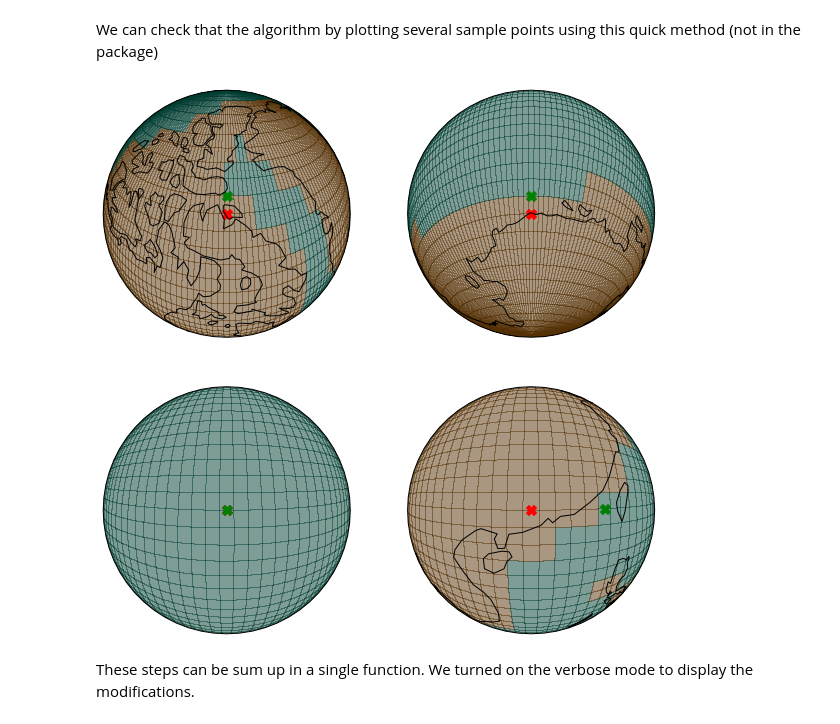
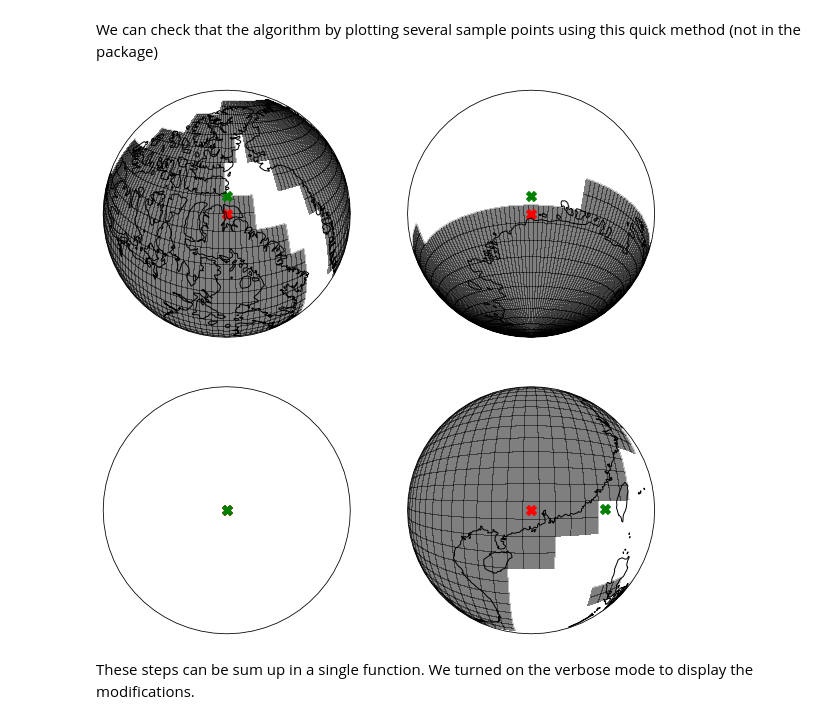
Before and after one commit to Olnavy/mw_protocol, a Jupyter notebook: demo/routing_demo.ipynb, the cells around one changed output. Drawn from its saved outputs; the diff is of its cells as text; code cells hidden in the pictures.

```diff
--- a/demo/routing_demo.ipynb
+++ b/demo/routing_demo.ipynb
@@ -228,6 +251,6 @@ axRouted.add_feature(cartopy.feature.LAND, zorder=0, edgecolor='black')
 # %% [markdown]
 The GLAC1D mask doesn't have the same dimension than the HadCM3 files : one should therefore regrid these files to the HadCM3 dimensions. To see a benchmark of the different available methods check misc_demo. We make sure at the end that the total flux have been conserved. The spreading of the release points results from the interpolation method.
 # %%
-regridder = tb.hadcm3_regridding_method(ds_hice, ds_lsm, reuse_weights=True)
-hadcm3_mask = regridder(routed_mask)
-hadcm3_mask = hadcm3_mask * np.sum(routed_mask) / np.sum(hadcm3_mask)  # to correct the total flux
+regridder = tb.hadcm3_regridding_method(ds_hice, ds_lsm, reuse_weights=False)
+hadcm3_mask = regridder(drained_mask)
+hadcm3_mask = hadcm3_mask * np.sum(drained_mask) / np.sum(hadcm3_mask)  # to correct the total flux
@@ -273,5 +293,23 @@ Text(0.5, 1.0, 'Overlaping points with PI ice shet and 26ka land-sea mask')
 # %% [markdown]
 We can check that the algorithm by plotting several sample points using this quick method (not in the package)
+# %%
+def get_neighbours(radius, mode_lon, mode_shape, i_inc):
+    """
+    Return the (i,j) increment couples corresponding to neighbouring points for a given i_increment.
+    :param radius: Radius or the research zone.
+    :param mode_lon: cf demo.
+    :param mode_shape: cf demo.
+    :param i_inc: i_index.
+    :return: (i,j) of neighbouring points.
+    """
+    if mode_lon == "simple" and mode_shape == "square":
+        return range(-radius, radius + 1)
+    elif mode_lon == "simple" and mode_shape == "cross":
+        return range(-(radius - abs(i_inc)), (radius - abs(i_inc) + 1))
+    elif mode_lon == "double" and mode_shape == "square":
+        return range(-((radius - abs(i_inc)) // 2), (radius - abs(i_inc)) // 2 + 1)
+    else:
+        return range(-((radius - abs(i_inc)) // 2), (radius - abs(i_inc)) // 2 + 1)
 # %%
 # Reprduce the overlaping algorithm but return the indexes
 def sea_neighbours(i, j, mode_lon="double", mode_shape="cross"):
@@ -279,7 +317,7 @@ def sea_neighbours(i, j, mode_lon="double", mode_shape="cross"):
     radius, land_condition, i_sea_points, j_sea_points = 0, True, [], []
     while land_condition:
         for i_2 in range(- radius, radius + 1):
-            for j_2 in routing.get_neighbours(radius, mode_lon, mode_shape, i_2):
+            for j_2 in get_neighbours(radius, mode_lon, mode_shape, i_2):
                 i_test = (i + i_2) % n_i
                 j_test = min(max(j + j_2, 0), n_j - 1)
                 if lsm[j_test, i_test] == 0:
@@ -305,42 +343,45 @@ i_sea_ocn,j_sea_ocn = sea_neighbours(i_ocn, j_ocn)
 i_lnd, j_lnd = 90, 90
 i_sea_lnd,j_sea_lnd = sea_neighbours(i_lnd, j_lnd)
 
 
 figMap = plt.figure(figsize=(10,10))
 
-axEdge = plt.subplot(221, projection=ccrs.NearsidePerspective(central_longitude=lon_lsm[i_edge], central_latitude=lat_lsm[j_edge],
-                                                                 satellite_height=300000))
-axEdge.pcolormesh(lon_lsm_b, lat_lsm_b, lsm, transform=ccrs.PlateCarree(),cmap="BrBG_r", alpha=0.5)
+axEdge = plt.subplot(221, projection=ccrs.NearsidePerspective(central_longitude=lon_lsm[i_edge],
+                                                              central_latitude=lat_lsm[j_edge],
+                                                              satellite_height=300000))
+axEdge.pcolormesh(lon_lsm_b, lat_lsm_b, lsm, transform=ccrs.PlateCarree(),cmap="binary", alpha=0.5)
 axEdge.scatter(lon_lsm[i_edge], lat_lsm[j_edge], transform=ccrs.PlateCarree(), c="red", marker="X", s=100)
 axEdge.scatter(lon_lsm[i_sea_edge] ,lat_lsm[j_sea_edge], transform=ccrs.PlateCarree(), c="green", marker="X", s=100)
 axEdge.coastlines()
 axEdge.set_global()
 
-axDouble = plt.subplot(222, projection=ccrs.NearsidePerspective(central_longitude=lon_lsm[i_double], central_latitude=lat_lsm[j_double],
+axDouble = plt.subplot(222, projection=ccrs.NearsidePerspective(central_longitude=lon_lsm[i_double],
+                                                                central_latitude=lat_lsm[j_double],
                                                                  satellite_height=300000))
-axDouble.pcolormesh(lon_lsm, lat_lsm, lsm, transform=ccrs.PlateCarree(),cmap="BrBG_r", alpha=0.5)
+axDouble.pcolormesh(lon_lsm, lat_lsm, lsm, transform=ccrs.PlateCarree(),cmap="binary", alpha=0.5)
 axDouble.scatter(lon_lsm[i_double], lat_lsm[j_double], transform=ccrs.PlateCarree(), c="red", marker="X", s=100)
 axDouble.scatter(lon_lsm[i_sea_double] ,lat_lsm[j_sea_double], transform=ccrs.PlateCarree(), c="green", marker="X", s=100)
 axDouble.coastlines()
 axDouble.set_global()
 
-axOcn = plt.subplot(223, projection=ccrs.NearsidePerspective(central_longitude=lon_lsm[i_ocn], central_latitude=lat_lsm[j_ocn],
+axOcn = plt.subplot(223, projection=ccrs.NearsidePerspective(central_longitude=lon_lsm[i_ocn],
+                                                             central_latitude=lat_lsm[j_ocn],
                                                                  satellite_height=300000))
-axOcn.pcolormesh(lon_lsm, lat_lsm, lsm, transform=ccrs.PlateCarree(),cmap="BrBG_r", alpha=0.5)
+axOcn.pcolormesh(lon_lsm, lat_lsm, lsm, transform=ccrs.PlateCarree(),cmap="binary", alpha=0.5)
 axOcn.scatter(lon_lsm[i_ocn], lat_lsm[j_ocn], transform=ccrs.PlateCarree(), c="red", marker="X", s=100)
 axOcn.scatter(lon_lsm[i_sea_ocn] ,lat_lsm[j_sea_ocn], transform=ccrs.PlateCarree(), c="green", marker="X", s=100)
 axOcn.coastlines()
 axOcn.set_global()
 
 axLnd = plt.subplot(224, projection=ccrs.NearsidePerspective(central_longitude=lon_lsm[i_lnd], central_latitude=lat_lsm[j_lnd],
                                                                  satellite_height=300000))
-axLnd.pcolormesh(lon_lsm, lat_lsm, lsm, transform=ccrs.PlateCarree(),cmap="BrBG_r", alpha=0.5)
+axLnd.pcolormesh(lon_lsm, lat_lsm, lsm, transform=ccrs.PlateCarree(),cmap="binary", alpha=0.5)
 axLnd.scatter(lon_lsm[i_lnd], lat_lsm[j_lnd], transform=ccrs.PlateCarree(), c="red", marker="X", s=100)
 axLnd.scatter(lon_lsm[i_sea_lnd] ,lat_lsm[j_sea_lnd], transform=ccrs.PlateCarree(), c="green", marker="X", s=100)
 axLnd.coastlines()
 axLnd.set_global()
 # %% [output]
-[figure, old version]
+[figure, new version]
 # %% [markdown]
 These steps can be sum up in a single function. We turned on the verbose mode to display the modifications.
 # %%
```
Also changed, not shown: parts of 19 cells of this notebook, 6 other files.
